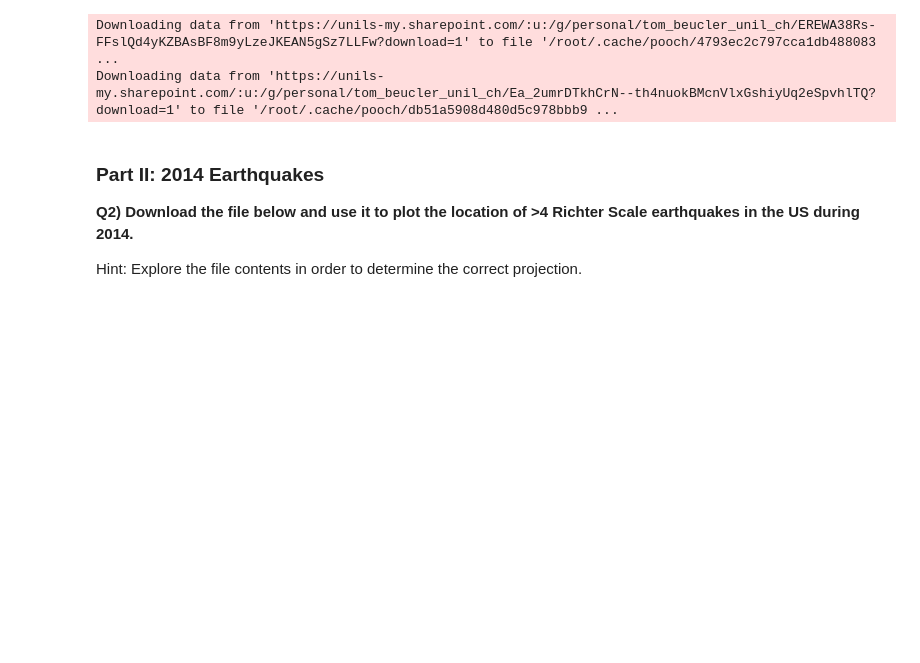
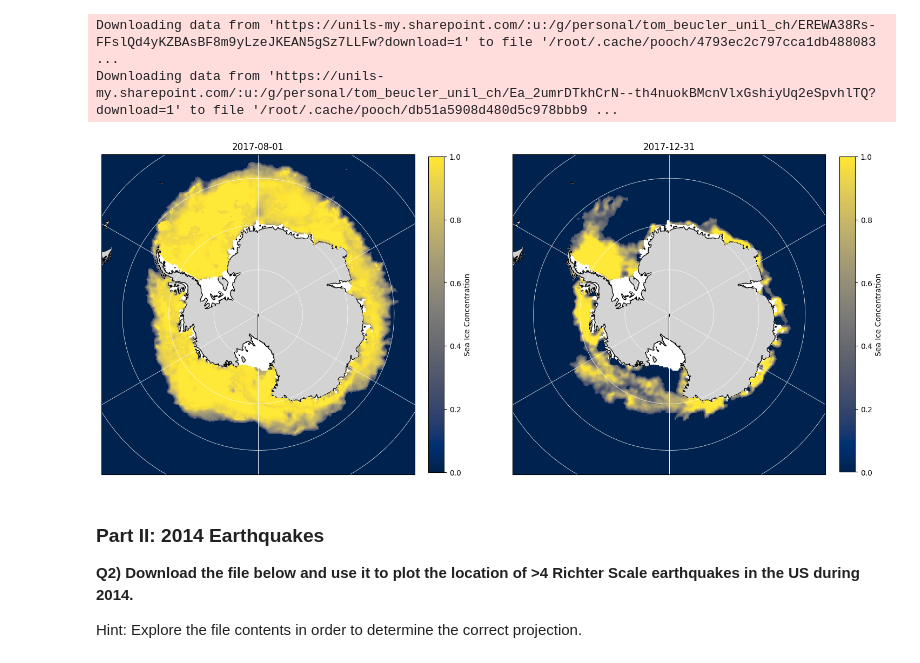
Before and after one commit to lynnbauerm/2025_Intro_Python, a Jupyter notebook: notebook/W2_S2.ipynb, the cells around one changed output. Cells and saved outputs as stored; diff of their text form; code cells hidden in the pictures; blank space fills up the shorter version.

```diff
--- a/notebook/W2_S2.ipynb
+++ b/notebook/W2_S2.ipynb
@@ -240,39 +243,42 @@ import matplotlib.pyplot as plt
 #import cartopy.feature as cfeature
 import numpy as np
 
-fig,ax = plt.subplots(1,2,figsize=(18, 12),subplot_kw={'projection': ccrs. RotatedPole(pole_longitude=-177.5, pole_latitude=37.5)})
+fig,ax = plt.subplots(1,2,figsize=(18, 12),subplot_kw={'projection': ccrs.SouthPolarStereo()})
 # The rest doesn't change:
-ax[0].set_extent([-180, 180, -90, -55], ccrs.PlateCarree())
+ax[0].set_extent([-180, 180, -90, -55], ccrs.PlateCarree()) #de -90° (pole) à -50° de lat
 
 ######################################################################################################################################################
 # Add Land and gridlines
 # Hint: Check edgecolor to show coast, and facecolor to color the continent
 # Hint: https://matplotlib.org/stable/gallery/color/named_colors.html for the names of the colors available
 ######################################################################################################################################################
 ax[0].add_feature(cartopy.feature.LAND, edgecolor='black', facecolor='lightgray')
-ax[1].gridlines(lw=0.5, color='w')
+ax[0].gridlines(lw=0.5, color='w')
 ######################################################################################################################################################
 # Add Contours
 # Hint: X (Y) data in the pcolormesh should be the longitude and latitude of the sea ice data.
 # Hint: Check the shape of the var_toplot1, var_toplot2 before plotting
 # Hint: longitude and latitude can be accessed with seaice1.variables['longitude'][:], seaice1.variables['latitude'][:]
 # Hint: Check this website: https://matplotlib.org/stable/tutorials/colors/colormaps.html for available colormaps
 ######################################################################################################################################################
 #pcm1 = ax[0].pcolormesh(___________, ____________, np.ma.masked_greater(var_toplot1[_________],1), transform=__________,vmin=0,vmax=1,cmap=____)
 pcm1 = ax[0].pcolormesh(seaice1.variables['longitude'][:],seaice1.variables['latitude'][:], np.ma.masked_greater(var_toplot1[0], 1), transform=ccrs.PlateCarree(), vmin=0, vmax=1, cmap='cividis')
 plt.colorbar(pcm1,ax=ax[0],fraction=0.046, pad=0.04, label='Sea Ice Concentration')
 ax[0].set_title('2017-08-01')
 
 #pour le 2ème subplot je pense
 
 ax[1].set_extent([-180, 180, -90, -55], ccrs.PlateCarree())
 ax[1].add_feature(cartopy.feature.LAND, edgecolor='black', facecolor='lightgray')
 ax[1].gridlines(lw=0.5, color='w')
 
-____ = ax[____].pcolormesh(____, ____, np.ma.masked_greater(var_toplot2[____],1), transform=____,vmin=0,vmax=1,cmap=____)
-plt.colorbar(____,ax=__________________,label='__________________',fraction=0.046, pad=0.04)
-ax[____].set_title('__________________')
+pcm2 = ax[1].pcolormesh(seaice2.variables['longitude'][:],seaice2.variables['latitude'][:], np.ma.masked_greater(var_toplot2[0], 1), transform=ccrs.PlateCarree(), vmin=0, vmax=1, cmap='cividis')
+#changé var_toplot2[0], 1 pour que ça marche
+plt.colorbar(pcm2,ax=ax[1],label='Sea Ice Concentration',fraction=0.046, pad=0.04)
+ax[1].set_title('2017-12-31')
 plt.show()
+# %% [output]
+[figure, added]
 # %% [markdown]
 ### Part II: 2014 Earthquakes
 **Q2) Download the file below and use it to plot the location of >4 Richter Scale earthquakes in the US during 2014.**
```
Also changed, not shown: parts of 4 cells of this notebook.
